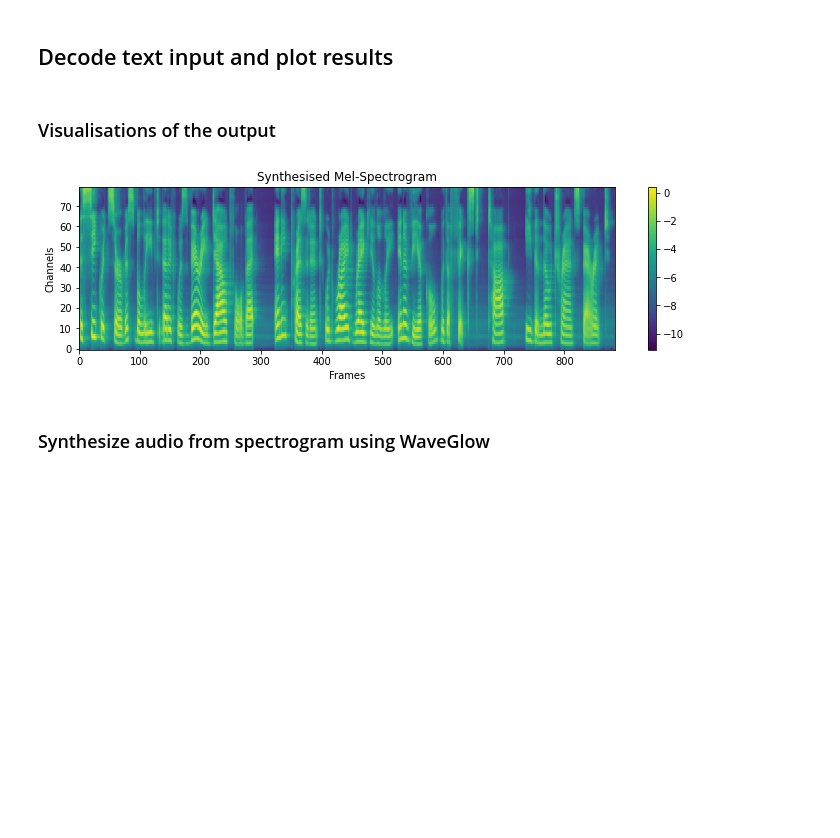
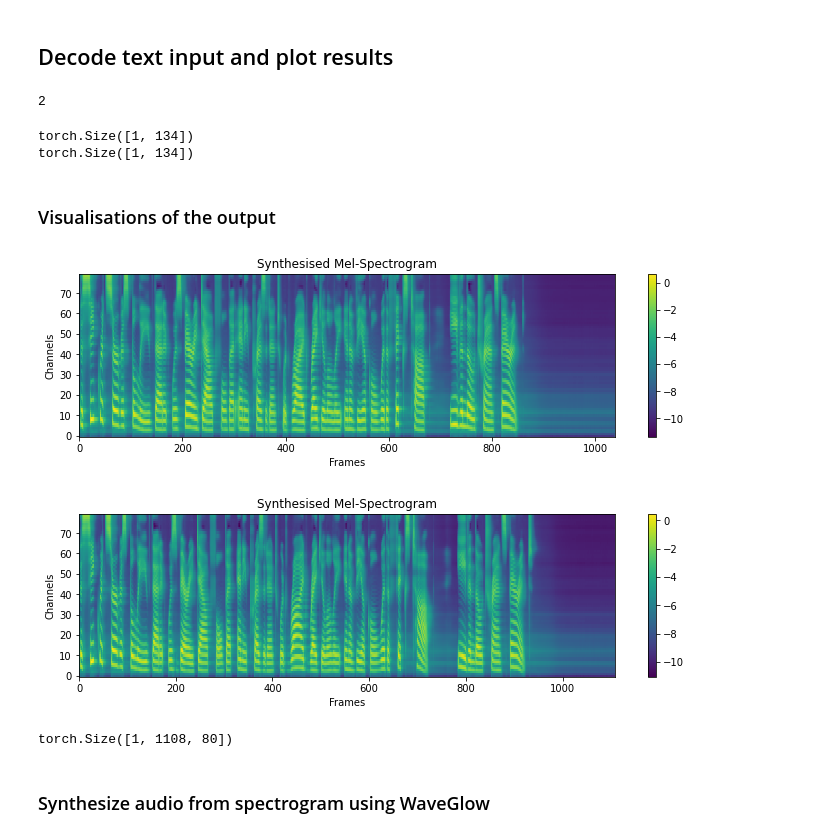
Before and after one commit to shivammehta25/OverFlow, a Jupyter notebook: synthesis.ipynb, the cells around one changed output. Cells and saved outputs as stored; diff of their text form; code cells hidden in the pictures; blank space fills up the shorter version.

```diff
--- a/synthesis.ipynb
+++ b/synthesis.ipynb
@@ -13,4 +19,4 @@ No_Dropout_Run/  Test/  TestRun/
 # %%
-checkpoint_path = "Neural-HMM.ckpt"
+checkpoint_path = "checkpoints/Checkpointing_Run/checkpoint_10000.ckpt"
 %load_ext autoreload
 %autoreload 3
@@ -72,7 +83,7 @@ hparams = create_hparams()
 ## Load model from checkpoint
 # %%
 model = TrainingModule.load_from_checkpoint(checkpoint_path)
-_ = model.to(device).eval().half()
+_ = model.to(device).eval()
 # %%
 def count_parameters(model):
     return sum(p.numel() for p in model.parameters() if p.requires_grad)
@@ -128,7 +139,8 @@ model.model.hmm.hparams.prenet_dropout_while_eval=True
 ## Set texts
 # %%
 texts = [
-    "The Secret Service believed that it was very doubtful that any President would ride regularly in a vehicle with a fixed top, even though transparent."
+    "The Secret Service believed that it was very doubtful that any President would ride regularly in a vehicle with a fixed top, even though transparent.",
+        "The Secret Service believed that it was very doubtful that any President would ride regularly in a vehicle with a fixed top, even though transparent."
 ]
 # %%
 sequences = []
@@ -156,19 +175,31 @@ The Secret Service believed that it was very doubtful that any President would r
 # %% [markdown]
 ## Decode text input and plot results
+# %%
+sequence.ndim
+# %% [output]
+2
 # %%
 with torch.no_grad():
     mel_outputs, hidden_state_travelled_all = [], []
     for sequence in sequences:
-        mel_output, hidden_state_travelled = model.inference(sequence)
+        mel_output, hidden_state_travelled, _, _ = model.sample(sequence.squeeze(0))
         mel_outputs.append(mel_output)
         hidden_state_travelled_all.append(hidden_state_travelled)
+# %% [output]
+torch.Size([1, 134])
+torch.Size([1, 134])
 # %% [markdown]
 ### Visualisations of the output
 # %%
 for mel_output in mel_outputs:
-    plot_spectrogram_to_numpy(np.array(mel_output).T)
+    plot_spectrogram_to_numpy(np.array(mel_output.cpu()).T)
 # %% [output]
-[figure, old version]
+[figure, new version]
+[figure, added]
+# %%
+mel_output.shape
+# %% [output]
+torch.Size([1, 1108, 80])
 # %% [markdown]
 ### Synthesize audio from spectrogram using WaveGlow
 # %%
```
Also changed, not shown: parts of 13 cells of this notebook, 2 other files.
